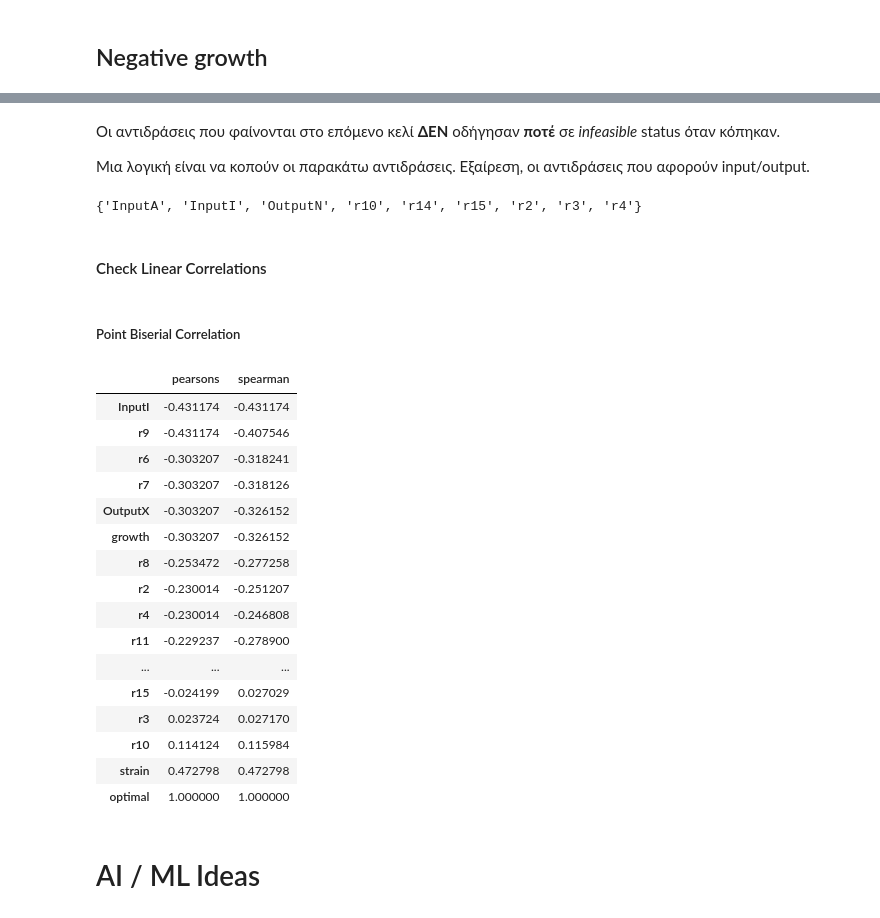
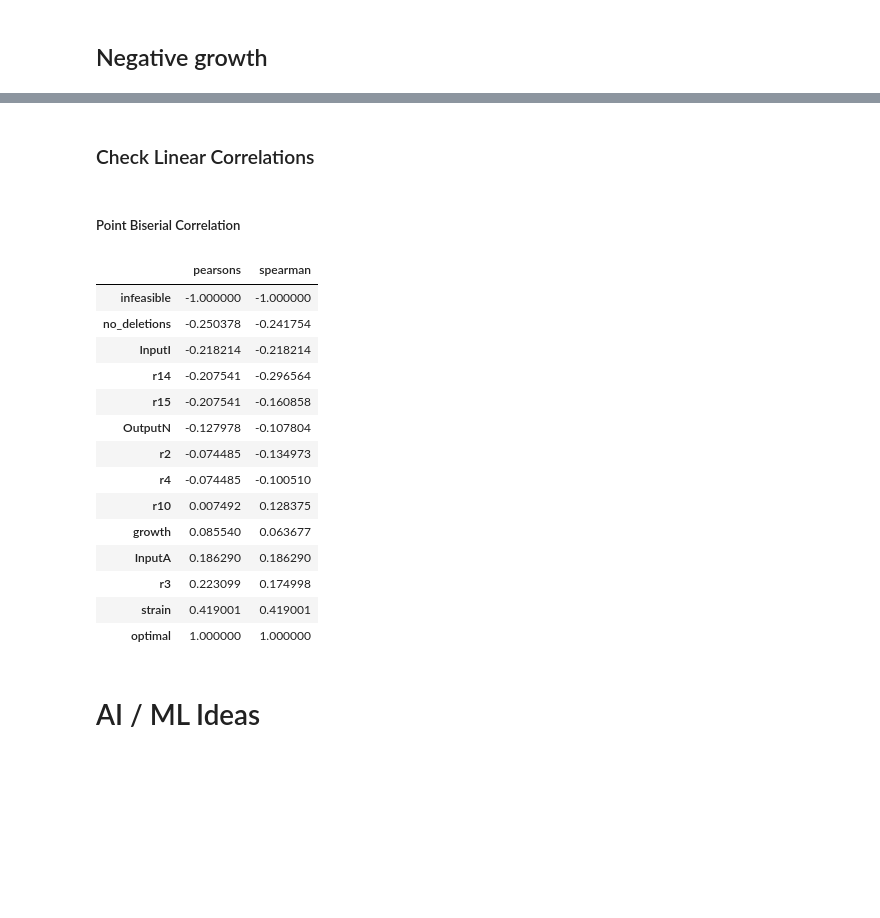
Before and after one commit to costasmexis/phd, a Jupyter notebook: gem_reduction/study_dataset.ipynb, the cells around one changed output, grey strips where cells are left out. Saved outputs shown, nothing was run; the diff lists cells and outputs as text; code cells hidden in the pictures; blank space fills up the shorter version.

```diff
--- a/gem_reduction/study_dataset.ipynb
+++ b/gem_reduction/study_dataset.ipynb
@@ -39,0 +63,3 @@ gem_rxn = df[df['no_deletions'] == 1]['id'].unique()
+# %%
+critical_rxn = df_inf[df_inf['no_deletions']==1]['id'].unique()
+critical_rxn
@@ -39,0 +69,9 @@ gem_rxn = df[df['no_deletions'] == 1]['id'].unique()
+# %%
+index_del_rxn_a = df.loc[df['rxn_a'].isin(critical_rxn)].index
+df.drop(index_del_rxn_a, inplace=True)
+
+index_del_rxn_b = df.loc[df['rxn_b'].isin(critical_rxn)].index
+df.drop(index_del_rxn_b, inplace=True)
+
+index_del_rxn_c = df.loc[df['rxn_c'].isin(critical_rxn)].index
+df.drop(index_del_rxn_c, inplace=True)
@@ -128,38 +145,28 @@ df_inf.head()
-# %% [markdown]
-Οι αντιδράσεις που φαίνονται στο επόμενο κελί __ΔΕΝ__ οδήγησαν __ποτέ__ σε _infeasible_ status όταν κόπηκαν.
-
-Μια λογική είναι να κοπούν οι παρακάτω αντιδράσεις. Εξαίρεση, οι αντιδράσεις που αφορούν input/output.
-# %%
-set(df_inf[df_inf['no_deletions']==1]['id'].unique()) ^ set(gem_rxn)
-# %% [output]
-{'InputA', 'InputI', 'OutputN', 'r10', 'r14', 'r15', 'r2', 'r3', 'r4'}
 # %% [markdown]
-#### Check Linear Correlations
+### Check Linear Correlations
 # %% [markdown]
 ##### Point Biserial Correlation
 # %%
-pearsons = df.corr()['optimal'].sort_values(ascending=False)
-spearman = df.corr(method='spearman')['optimal'].sort_values(ascending=False)
+pearsons = df.drop(columns=critical_rxn).corr(numeric_only=True)['optimal'].sort_values(ascending=False)
+spearman = df.drop(columns=critical_rxn).corr(numeric_only=True, method='spearman')['optimal'].sort_values(ascending=False)
 
 corr_matrix = pd.DataFrame({'pearsons':pearsons, 'spearman':spearman})
 corr_matrix.sort_values(by='pearsons')
 # %% [output]
 |  | pearsons | spearman |
-| InputI | -0.431174 | -0.431174 |
-| r9 | -0.431174 | -0.407546 |
-| r6 | -0.303207 | -0.318241 |
-| r7 | -0.303207 | -0.318126 |
-| OutputX | -0.303207 | -0.326152 |
-| growth | -0.303207 | -0.326152 |
-| r8 | -0.253472 | -0.277258 |
-| r2 | -0.230014 | -0.251207 |
-| r4 | -0.230014 | -0.246808 |
-| r11 | -0.229237 | -0.278900 |
-| ... | ... | ... |
-| r15 | -0.024199 | 0.027029 |
-| r3 | 0.023724 | 0.027170 |
-| r10 | 0.114124 | 0.115984 |
-| strain | 0.472798 | 0.472798 |
+| infeasible | -1.000000 | -1.000000 |
+| no_deletions | -0.250378 | -0.241754 |
+| InputI | -0.218214 | -0.218214 |
+| r14 | -0.207541 | -0.296564 |
+| r15 | -0.207541 | -0.160858 |
+| OutputN | -0.127978 | -0.107804 |
+| r2 | -0.074485 | -0.134973 |
+| r4 | -0.074485 | -0.100510 |
+| r10 | 0.007492 | 0.128375 |
+| growth | 0.085540 | 0.063677 |
+| InputA | 0.186290 | 0.186290 |
+| r3 | 0.223099 | 0.174998 |
+| strain | 0.419001 | 0.419001 |
 | optimal | 1.000000 | 1.000000 |
 # %% [markdown]
 # AI / ML Ideas
```
Also changed, not shown: parts of 49 cells of this notebook, 1 other file.
